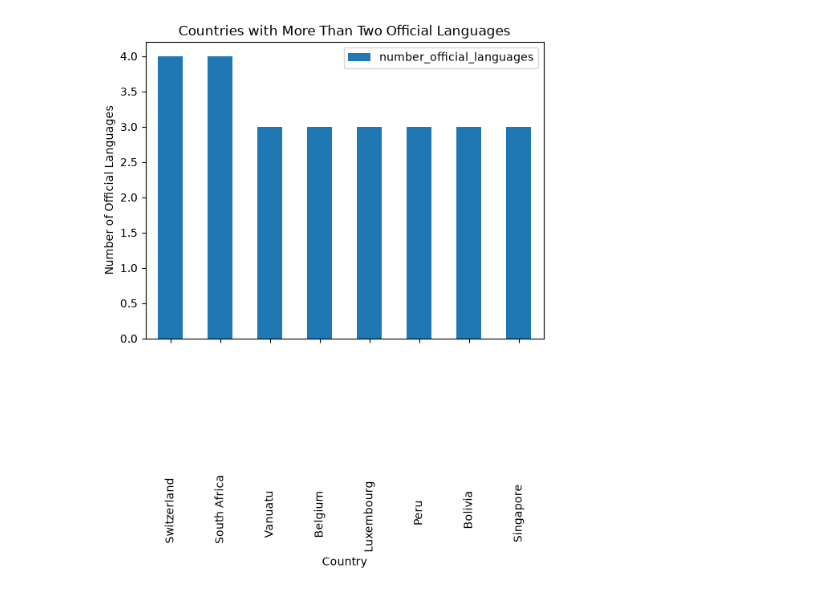
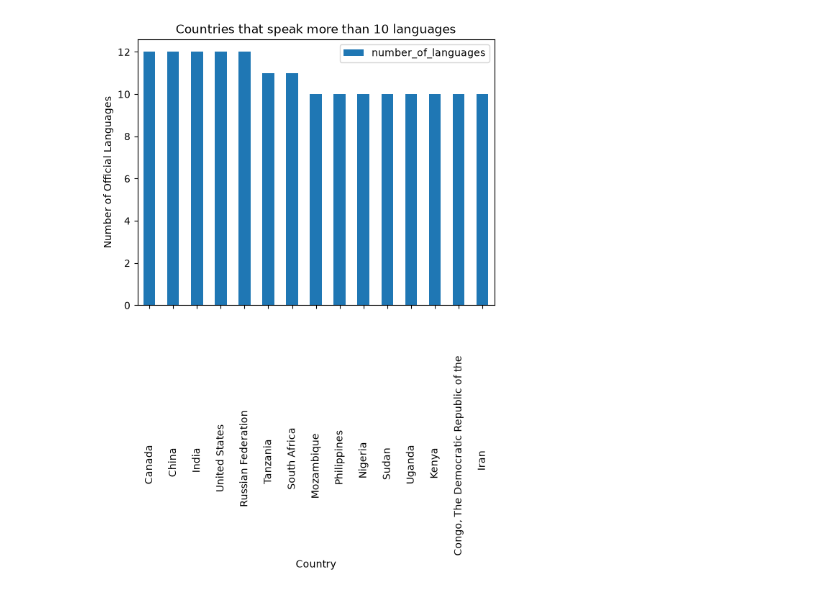
Before and after one commit to ss2jak/databases-for-analytics, a Jupyter notebook: ex4.ipynb, the cells around one changed output. Saved outputs shown, nothing was run; the diff lists cells and outputs as text; code cells hidden in the pictures.

```diff
--- a/ex4.ipynb
+++ b/ex4.ipynb
@@ -34,7 +36,20 @@ HAVING COUNT(countrylanguage.Language) > 2
 ORDER BY Number_Official_Languages DESC;
 """)
 )
+# %%
+result = connection.execute(
+    text("""
+SELECT country.Name,
+       COUNT(countrylanguage.Language) AS Number_of_Languages
+FROM country
+JOIN countrylanguage
+    ON country.Code = countrylanguage.CountryCode
+GROUP BY country.Name
+HAVING COUNT(countrylanguage.Language) > 9
+ORDER BY Number_of_Languages DESC;
+""")
+)
 # %%
-df = pd.DataFrame(result.fetchall(), columns=result.keys())
+df = pd.DataFrame(data=result.fetchall(), columns=result.keys())
 df
 # %% [output]
@@ -50,15 +72,15 @@ df
 # %%
 import matplotlib.pyplot as plt
 
 df.plot(
     x="name",
-    y="number_official_languages",
+    y="number_of_languages",
     kind="bar",
 )
 
 plt.xlabel("Country")
 plt.ylabel("Number of Official Languages")
-plt.title("Countries with More Than Two Official Languages")
+plt.title("Countries that speak more than 10 languages")
 plt.show()
 # %% [output]
-[figure, old version]
+[figure, new version]
```
Also changed, not shown: parts of 4 cells of this notebook.
